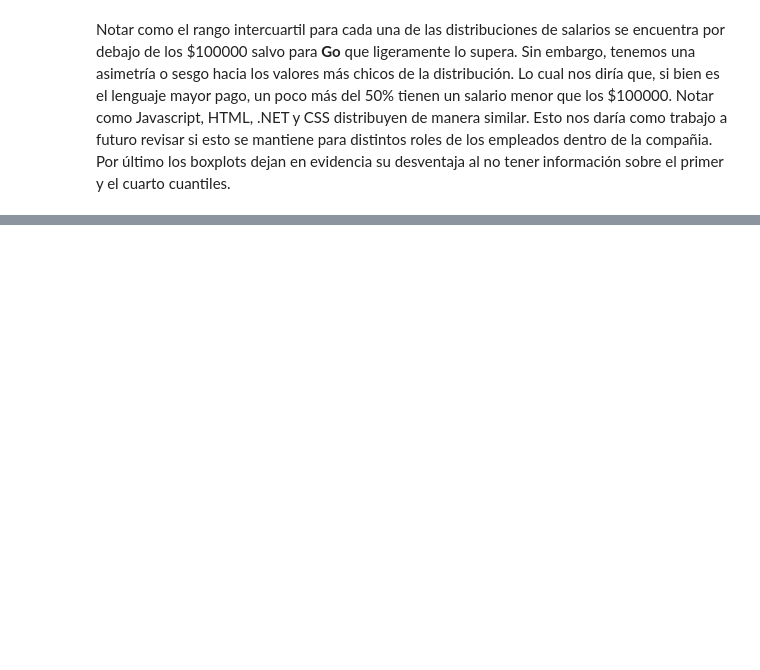
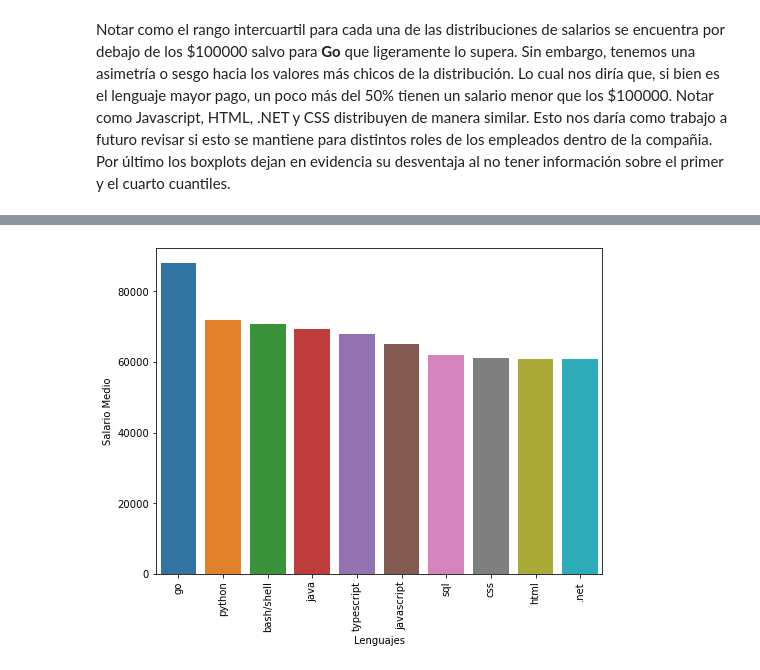
Before and after one commit to benjaminocampo/AyVD, a Jupyter notebook: labs/part1/exercise1.ipynb, the cells around one changed output, grey strips where cells are left out. Saved outputs shown, nothing was run; the diff lists cells and outputs as text; code cells hidden in the pictures; blank space fills up the shorter version.

```diff
--- a/labs/part1/exercise1.ipynb
+++ b/labs/part1/exercise1.ipynb
@@ -403,0 +446,28 @@ seaborn.boxenplot(
+# %%
+fig = plt.figure(figsize=(8, 6))
+top10 = [
+    "go",
+    "python",
+    "bash/shell",
+    "java",
+    "typescript",
+    "javascript",
+    "sql",
+    "css",
+    "html",
+    ".net"
+]
+seaborn.barplot(
+    data=df_langs[df_langs[programming_language].isin(top10)],
+    x='programming_language',
+    y='salary_monthly_NETO',
+    estimator=np.mean,
+    ci=None,
+    order=top10
+)
+plt.xticks(rotation=90)
+plt.ylabel("Salario Medio")
+plt.xlabel("Lenguajes")
+plt.ticklabel_format(style='plain', axis='y')
+# %% [output]
+[figure, added]
```
Also changed, not shown: parts of 3 cells of this notebook, 3 other files.
